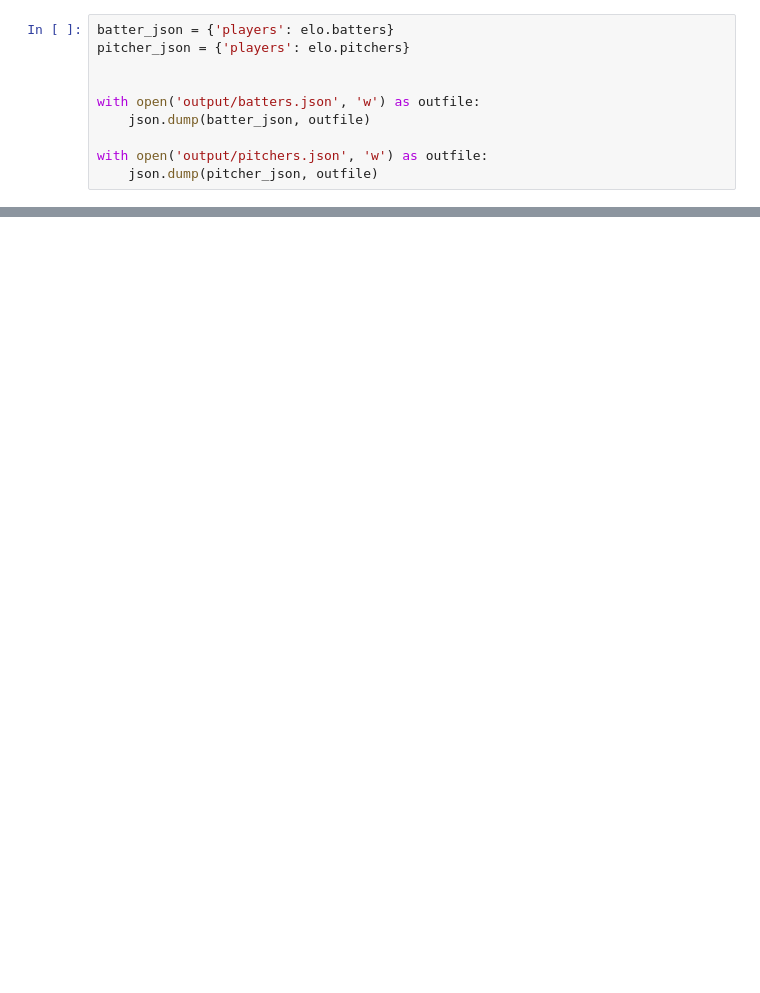
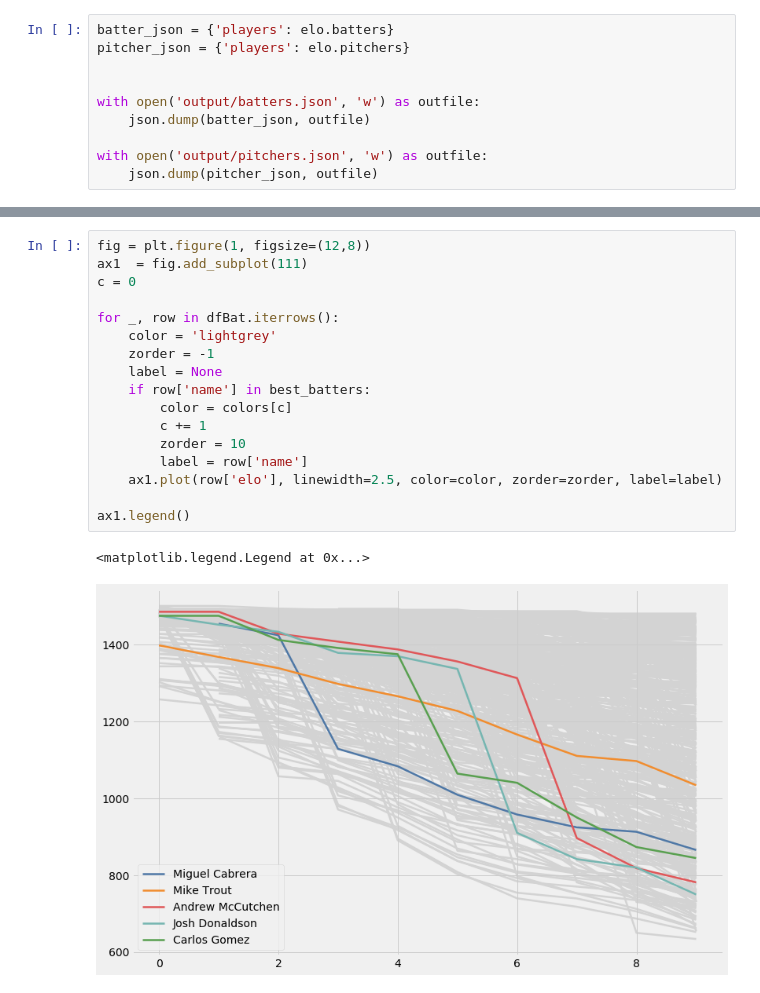
Before and after one commit to aaronaaeng/Sabermetrics-Final-Project, a Jupyter notebook: Elo-Calculation.ipynb, the cells around one changed output, grey strips where cells are left out. Cells and saved outputs as stored; diff of their text form; blank space fills up the shorter version.

```diff
--- a/Elo-Calculation.ipynb
+++ b/Elo-Calculation.ipynb
@@ -168,0 +183,20 @@ elo.elo_table.head()
+# %%
+fig = plt.figure(1, figsize=(12,8))
+ax1  = fig.add_subplot(111)
+c = 0
+
+for _, row in dfBat.iterrows():
+    color = 'lightgrey'
+    zorder = -1
+    label = None
+    if row['name'] in best_batters:
+        color = colors[c]
+        c += 1
+        zorder = 10
+        label = row['name']
+    ax1.plot(row['elo'], linewidth=2.5, color=color, zorder=zorder, label=label)
+
+ax1.legend()
+# %% [output]
+<matplotlib.legend.Legend at 0x...>
+[figure, added]
```
Also changed, not shown: parts of 17 cells of this notebook, 2 other files.
